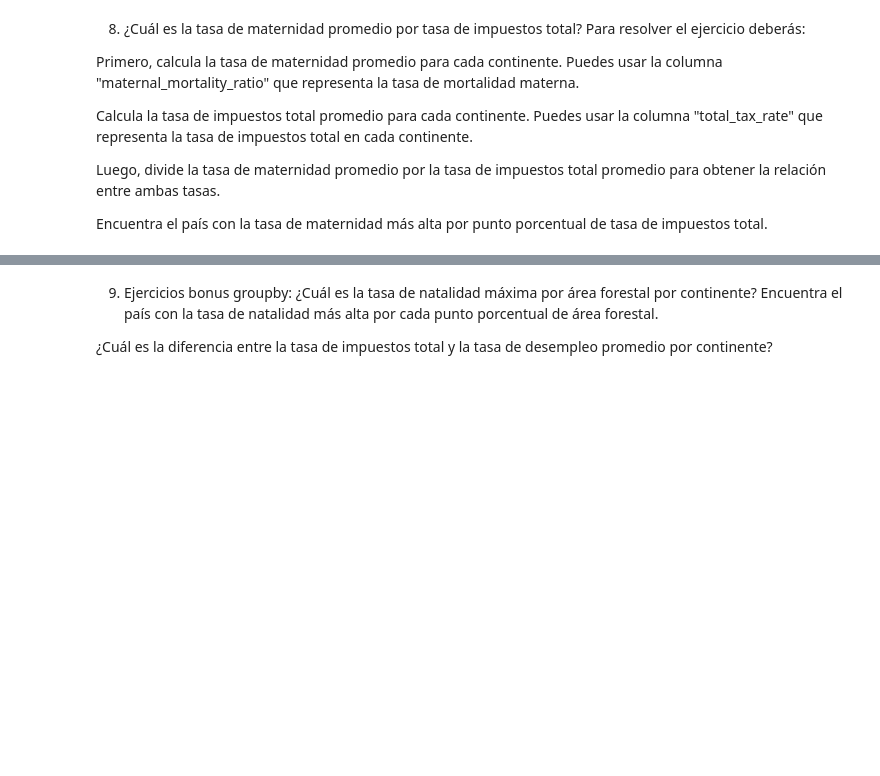
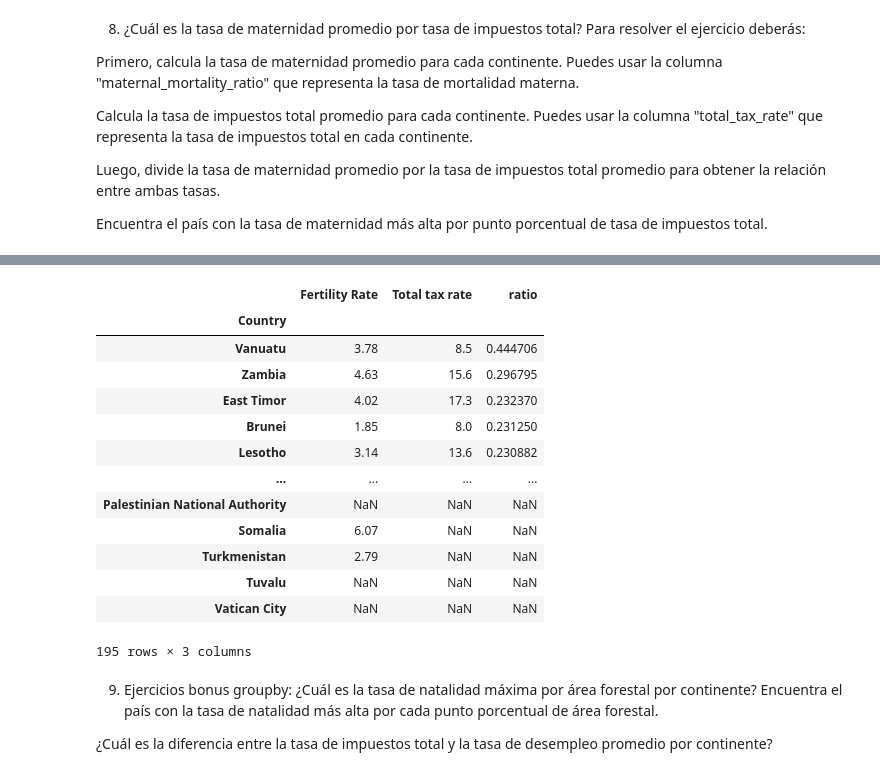
Before and after one commit to Adalab/da-promoF-modulo3-sprint1-pairprogramming-BelenZahara, a Jupyter notebook: PairProgramming_Agrupacion_Apply.ipynb, the cells around one changed output, grey strips where cells are left out. Cells and saved outputs as stored; diff of their text form; code cells hidden in the pictures; blank space fills up the shorter version.

```diff
--- a/PairProgramming_Agrupacion_Apply.ipynb
+++ b/PairProgramming_Agrupacion_Apply.ipynb
@@ -49,3 +49,15 @@ df[lista_columnas].apply(convertir_numerico)
+# %%
+df["Co2-Emissions"] = df["Co2-Emissions"].apply(cambiar_comas)
+# %%
+
+
+def cambiar_comas(columns):
+    try:
+        return float(columns.replace(",", "."))
+    except:
+        return np.nan
+# %%
+df["Co2-Emissions"] = df["Co2-Emissions"].apply(cambiar_comas)
 # %% [markdown]
 2. Crea una función para añadir una nueva columna llamada 'Continent' al DataFrame para indicar a qué continente pertenece cada país.
 # %%
@@ -98,0 +200,16 @@ Encuentra el país que tiene el valor más alto en esta nueva columna calculada.
+# %%
+# tasa de impuestos total por cada asignar_continente
+# calcular la densidad de poblacion por cada asignar_continente
+# dividir la tasa de impuestos total entre la densidad de poblacion para obtener la tasa de impuestos
+# total por persona por kilometro cuadrado.
+# encuentra el pais que tiene el valor mas alto en esta nueva columna calculada.
+
+tasa_impuestos_continente = df.groupby('Continent')['Total tax rate'].mean()
+tasa_impuestos_continente
+densidad_poblacion_continente = df.groupby('Continent')['Density\n(P/Km2)'].mean()
+densidad_poblacion_continente
+densidad_poblacion_continente = df.groupby('Continent')['Density\n(P/Km2)'].mean()
+#tasa_impuestos_total_personakm2 = df[['Total tax rate'] / ['Density\n(P/Km2)']]
+df['tasa_impuestos_total_personakm2'] = df['Total tax rate'] / df['Density\n(P/Km2)']
+
+df['tasa_impuestos_total_personakm2']
@@ -139,7 +369,26 @@ medias_continente
 # %%
 # Encuentra el país con la tasa de maternidad más alta por punto porcentual de tasa de impuestos total.
 
 #No entiendo eso de la tasa más alta por punto porcentual por más que busco en internet
+#Maternal mortality ratio,Total tax rate,
+media_fertility = df.groupby('Country')[['Fertility Rate', 'Total tax rate']].mean()
+media_fertility['ratio']= media_fertility['Fertility Rate']/ media_fertility['Total tax rate']
+media_fertility.sort_values(by = 'ratio',ascending=False)
+# %% [output]
+|  | Fertility Rate | Total tax rate | ratio |
+| Country |  |  |  |
+| Vanuatu | 3.78 | 8.5 | 0.444706 |
+| Zambia | 4.63 | 15.6 | 0.296795 |
+| East Timor | 4.02 | 17.3 | 0.232370 |
+| Brunei | 1.85 | 8.0 | 0.231250 |
+| Lesotho | 3.14 | 13.6 | 0.230882 |
+| ... | ... | ... | ... |
+| Palestinian National Authority | NaN | NaN | NaN |
+| Somalia | 6.07 | NaN | NaN |
+| Turkmenistan | 2.79 | NaN | NaN |
+| Tuvalu | NaN | NaN | NaN |
+| Vatican City | NaN | NaN | NaN |
+195 rows × 3 columns
 # %% [markdown]
 9. Ejercicios bonus groupby:
 ¿Cuál es la tasa de natalidad máxima por área forestal por continente? Encuentra el país con la tasa de natalidad más alta por cada punto porcentual de área forestal.
```
Also changed, not shown: parts of 20 cells of this notebook.
